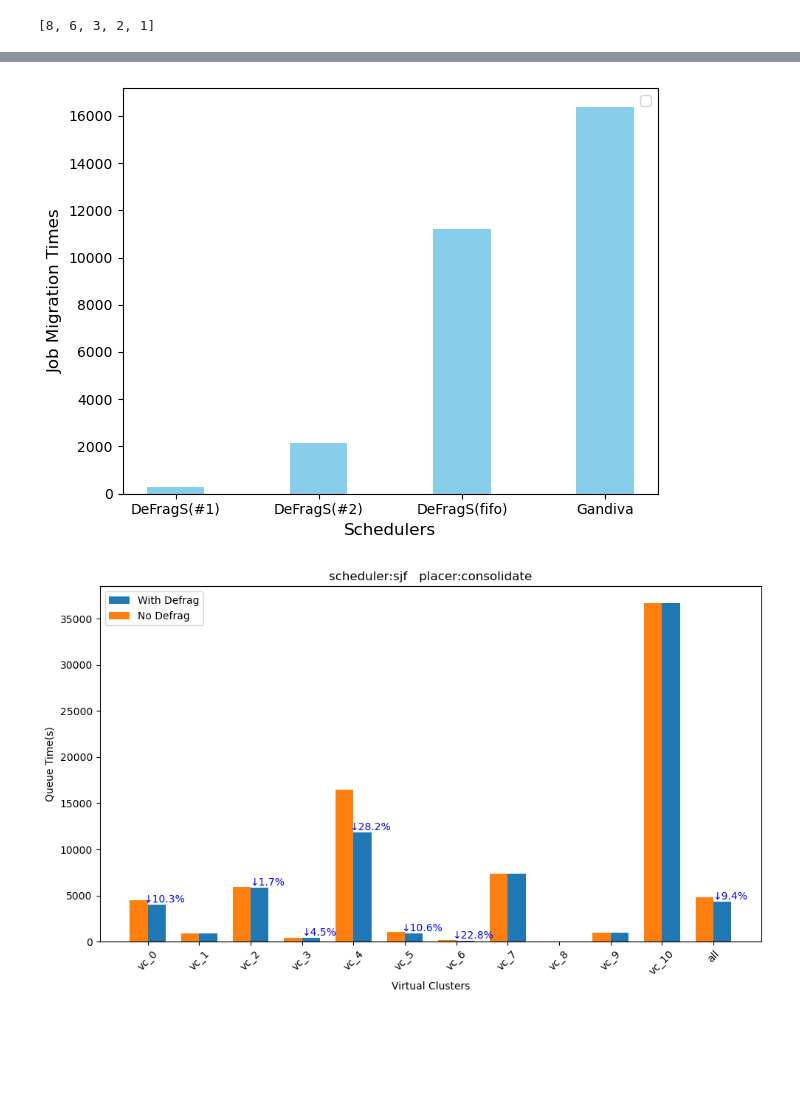
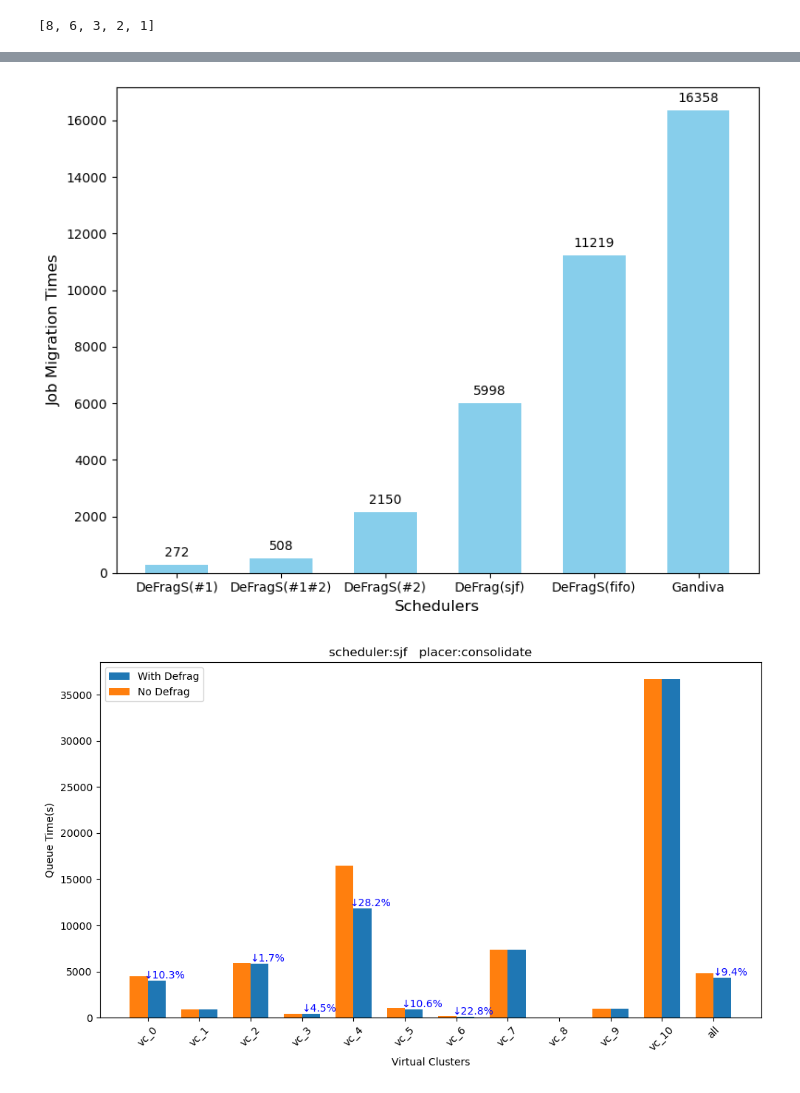
Before and after one commit to CUG-nhf/simulator, a Jupyter notebook: plot/test.ipynb, the cells around one changed output, grey strips where cells are left out. Cells and saved outputs as stored; diff of their text form; code cells hidden in the pictures; blank space fills up the shorter version.

```diff
--- a/plot/test.ipynb
+++ b/plot/test.ipynb
@@ -84,24 +85,35 @@ print(jct_list)
 # %%
-y = [272, 2150, 11219, 16358]
-schedulers = ['DeFragS(#1)', 'DeFragS(#2)', 'DeFragS(fifo)', 'Gandiva']
+import matplotlib.pyplot as plt
+import numpy as np
+
+y = [272, 508, 2150, 5998, 11219, 16358]
+schedulers = ['DeFragS(#1)', "DeFragS(#1#2)", 'DeFragS(#2)', "DeFrag(sjf)", 'DeFragS(fifo)', 'Gandiva']
 x_indices = np.arange(len(schedulers))  # x 轴位置
-bar_width = 0.4  # 每个柱的宽度
-plt.bar(x_indices, y, bar_width, color='skyblue')
+bar_width = 0.6  # 每个柱的宽度
+
+# 创建柱状图
+fig, ax = plt.subplots(figsize=(8, 6))
+bars = ax.bar(x_indices, y, bar_width, color='skyblue')
+
 # 设置 x 轴标签
-plt.xticks(x_indices, schedulers)
+ax.set_xticks(x_indices)
+ax.set_xticklabels(schedulers)
 
 # 添加标题和坐标轴标签
-plt.xlabel("Schedulers", fontsize=12)
-plt.ylabel('Job Migration Times', fontsize=12)
+ax.set_xlabel("Schedulers", fontsize=12)
+ax.set_ylabel('Job Migration Times', fontsize=12)
 
-# 添加图例
-plt.legend()
+# 在每个柱子上显示其对应的数值
+for bar in bars:
+    yval = bar.get_height()
+    ax.text(bar.get_x() + bar.get_width()/2, yval + 200,  # 在柱子上方显示数值
+            int(yval), ha='center', va='bottom', fontsize=10)
 
 # 显示图表
 plt.tight_layout()
 plt.show()
 # %% [output]
-[figure, old version]
+[figure, new version]
 # %%
 df = pd.read_csv(log_dir + '/Philly_consolidate/que_avg_consolidate.csv')
 df_noDeFrag = pd.read_csv(log_dir + '/noDeFra/Philly_consolidate/que_avg_consolidate.csv')
```
Also changed, not shown: parts of 2 cells of this notebook, 1 other file.
